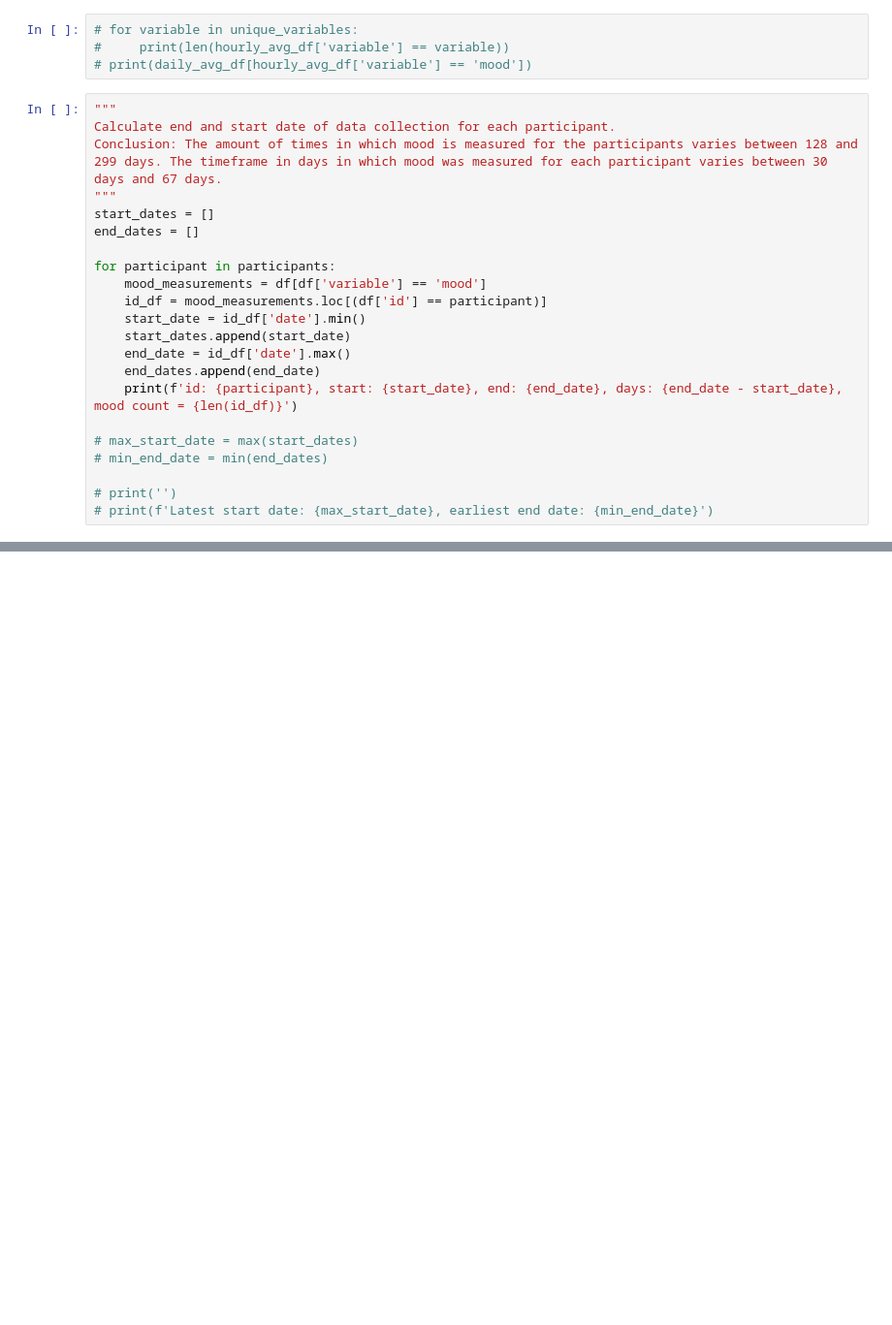
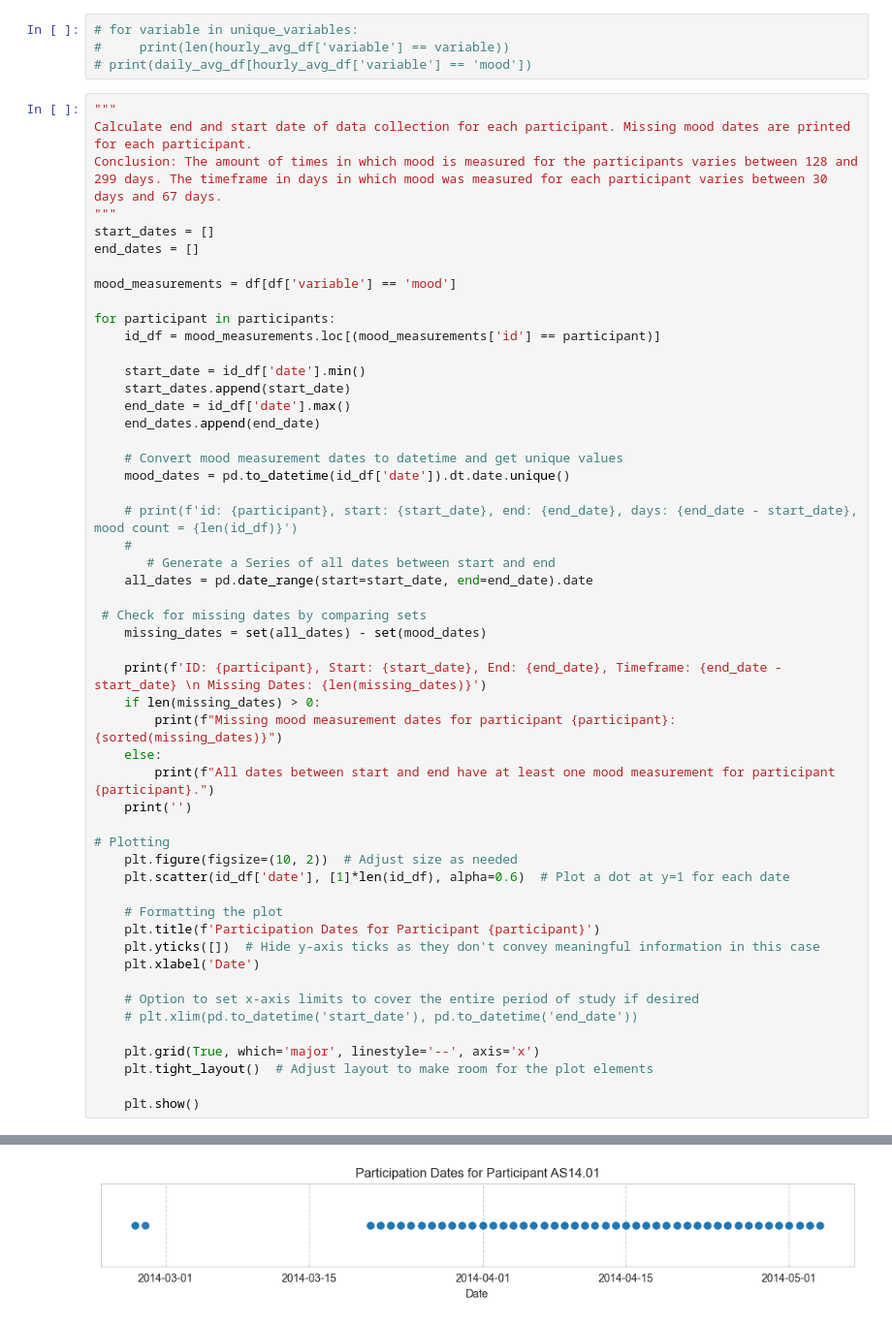
Before and after one commit to Evalunaellinger/datamining_1, a Jupyter notebook: main_v2.ipynb, the cells around one changed output, grey strips where cells are left out. Shown at 97% size. Cells and saved outputs as stored; diff of their text form; blank space fills up the shorter version.

```diff
--- a/main_v2.ipynb
+++ b/main_v2.ipynb
@@ -206,24 +211,54 @@ Latest start date: 2014-03-22, earliest end date: 2014-05-09
 # print(daily_avg_df[hourly_avg_df['variable'] == 'mood'])
 # %%
 """
-Calculate end and start date of data collection for each participant.
+Calculate end and start date of data collection for each participant. Missing mood dates are printed for each participant.
 Conclusion: The amount of times in which mood is measured for the participants varies between 128 and 299 days. The timeframe in days in which mood was measured for each participant varies between 30 days and 67 days.
 """
 start_dates = []
 end_dates = []
 
+mood_measurements = df[df['variable'] == 'mood']
+
 for participant in participants:
-    mood_measurements = df[df['variable'] == 'mood']
-    id_df = mood_measurements.loc[(df['id'] == participant)]
+    id_df = mood_measurements.loc[(mood_measurements['id'] == participant)]
+
     start_date = id_df['date'].min()
     start_dates.append(start_date)
     end_date = id_df['date'].max()
     end_dates.append(end_date)
-    print(f'id: {participant}, start: {start_date}, end: {end_date}, days: {end_date - start_date}, mood count = {len(id_df)}')
 
-# max_start_date = max(start_dates)
-# min_end_date = min(end_dates)
+    # Convert mood measurement dates to datetime and get unique values
+    mood_dates = pd.to_datetime(id_df['date']).dt.date.unique()
 
-# print('')
-# print(f'Latest start date: {max_start_date}, earliest end date: {min_end_date}')
+    # print(f'id: {participant}, start: {start_date}, end: {end_date}, days: {end_date - start_date}, mood count = {len(id_df)}')
+    #
+       # Generate a Series of all dates between start and end
+    all_dates = pd.date_range(start=start_date, end=end_date).date
+
+ # Check for missing dates by comparing sets
+    missing_dates = set(all_dates) - set(mood_dates)
+
+    print(f'ID: {participant}, Start: {start_date}, End: {end_date}, Timeframe: {end_date - start_date} \n Missing Dates: {len(missing_dates)}')
+    if len(missing_dates) > 0:
+        print(f"Missing mood measurement dates for participant {participant}: {sorted(missing_dates)}")
+    else:
+        print(f"All dates between start and end have at least one mood measurement for participant {participant}.")
+    print('')
+
+# Plotting
+    plt.figure(figsize=(10, 2))  # Adjust size as needed
+    plt.scatter(id_df['date'], [1]*len(id_df), alpha=0.6)  # Plot a dot at y=1 for each date
+
+    # Formatting the plot
+    plt.title(f'Participation Dates for Participant {participant}')
+    plt.yticks([])  # Hide y-axis ticks as they don't convey meaningful information in this case
+    plt.xlabel('Date')
+
+    # Option to set x-axis limits to cover the entire period of study if desired
+    # plt.xlim(pd.to_datetime('start_date'), pd.to_datetime('end_date'))
+
+    plt.grid(True, which='major', linestyle='--', axis='x')
+    plt.tight_layout()  # Adjust layout to make room for the plot elements
+
+    plt.show()
 # %% [output]
@@ -246,0 +268 @@ id: AS14.33, start: 2014-04-16, end: 2014-05-31, days: 45 days, 0:00:00, mood co
+[figure, added]
```
Also changed, not shown: parts of 7 cells of this notebook.
